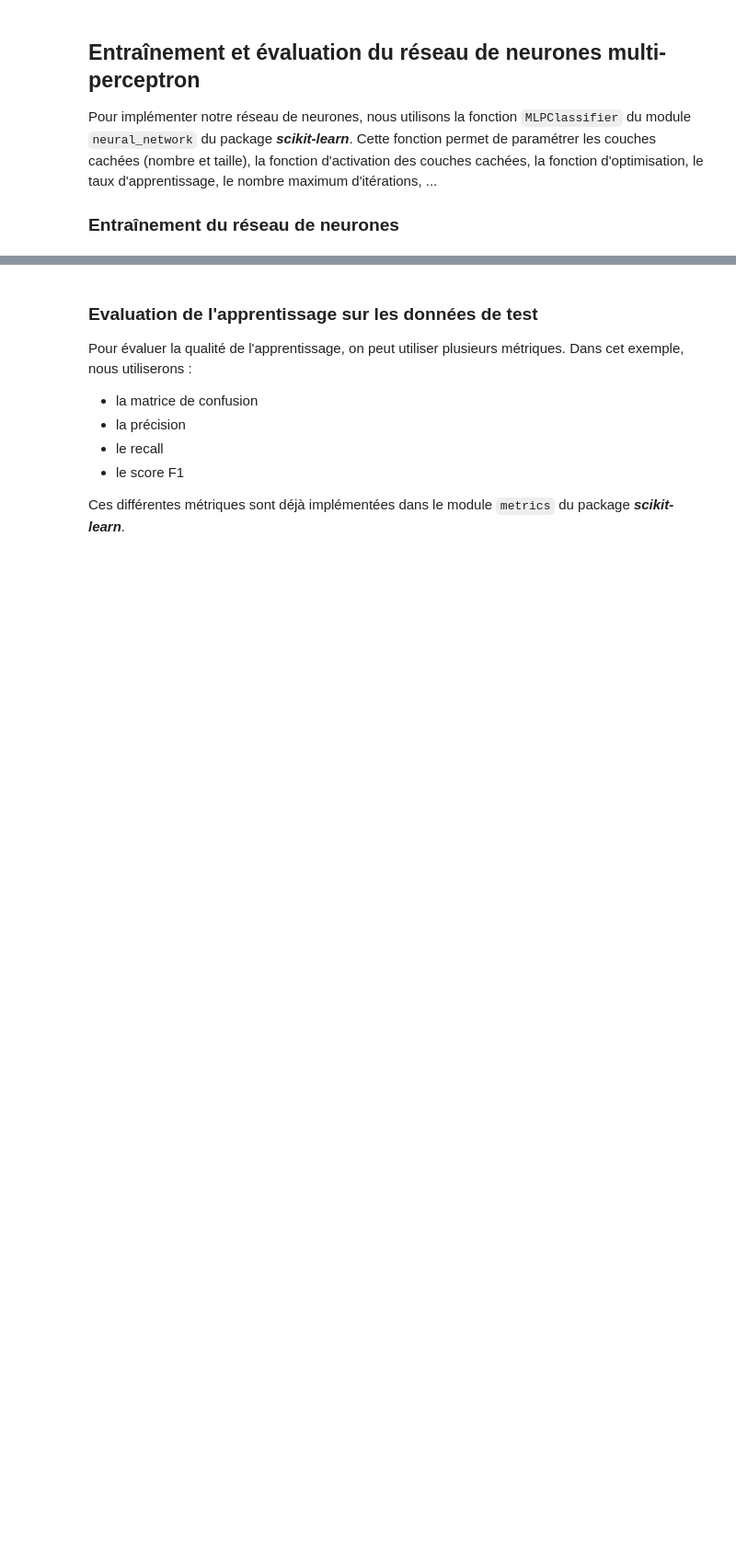
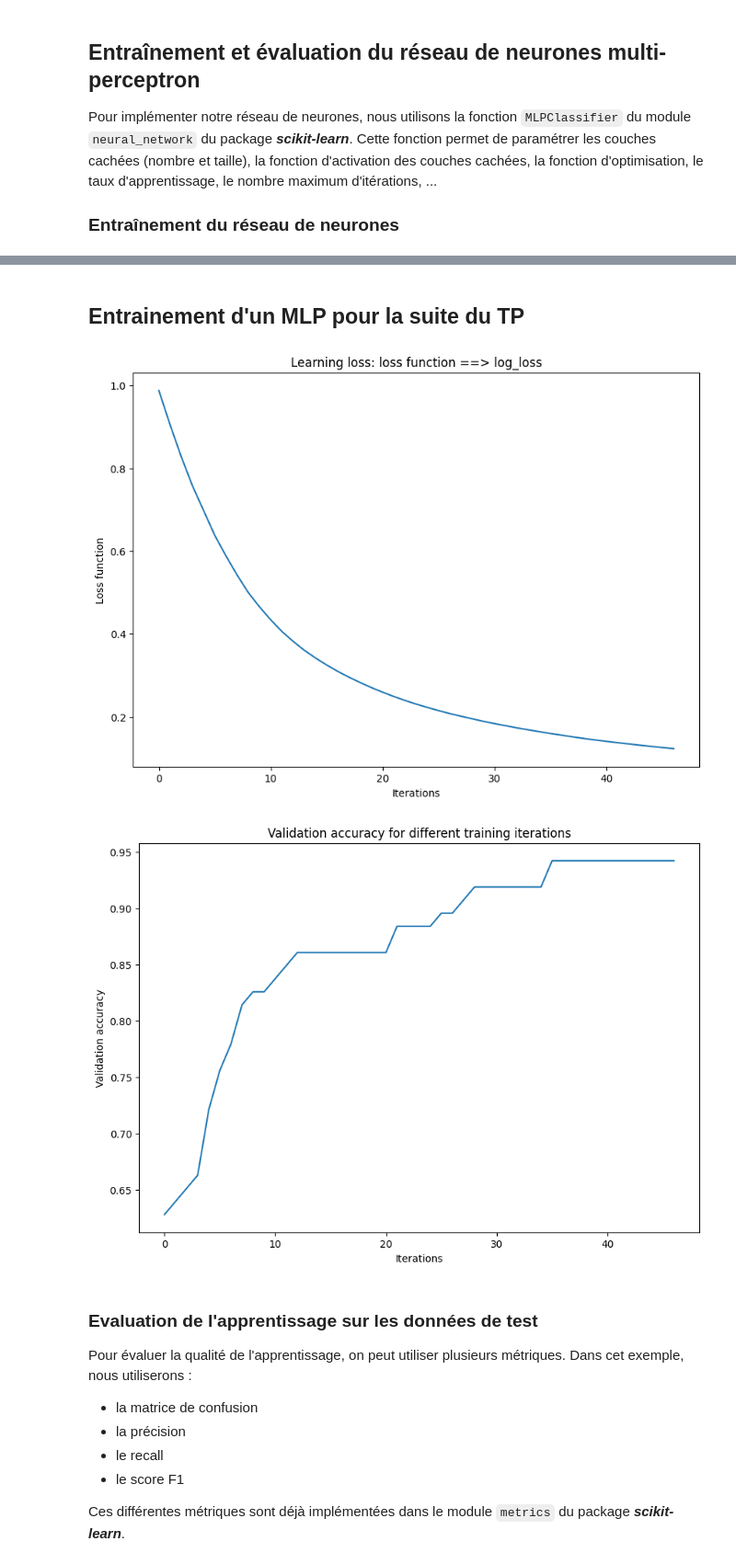
Before and after one commit to ML-for-B-E/deep-learning-course, a Jupyter notebook: notebooks/classifieur_cancerSein.ipynb, the cells around one changed output, grey strips where cells are left out. Shown: that part at 92% size. Cells and saved outputs as stored; diff of their text form; code cells hidden in the pictures; blank space fills up the shorter version.

```diff
--- a/notebooks/classifieur_cancerSein.ipynb
+++ b/notebooks/classifieur_cancerSein.ipynb
@@ -139,3 +203,22 @@ mlp.fit(features_train, classes_train)
+# %% [markdown]
+## Entrainement d'un MLP pour la suite du TP
+# %%
+# re-définition du réseau de neurones (pour que tout le monde partage le même réseau)
+mlp = MLPClassifier(hidden_layer_sizes=(30, 10),
+                    max_iter=2000,
+                    random_state=42,
+                    early_stopping=True,
+                    batch_size=200,
+                    validation_fraction=0.2)
+
+# Entrainement du réseau défini sur les données d'apprentissage
+mlp.fit(features_train, classes_train)
+
+# Inspection visuelle de l'entraitement
+display_training_curves(mlp)
+# %% [output]
+[figure, added]
+[figure, added]
 # %% [markdown]
 ### Evaluation de l'apprentissage sur les données de test
 Pour évaluer la qualité de l'apprentissage, on peut utiliser plusieurs métriques. Dans cet exemple, nous utiliserons :
```
Also changed, not shown: parts of 15 cells of this notebook.
